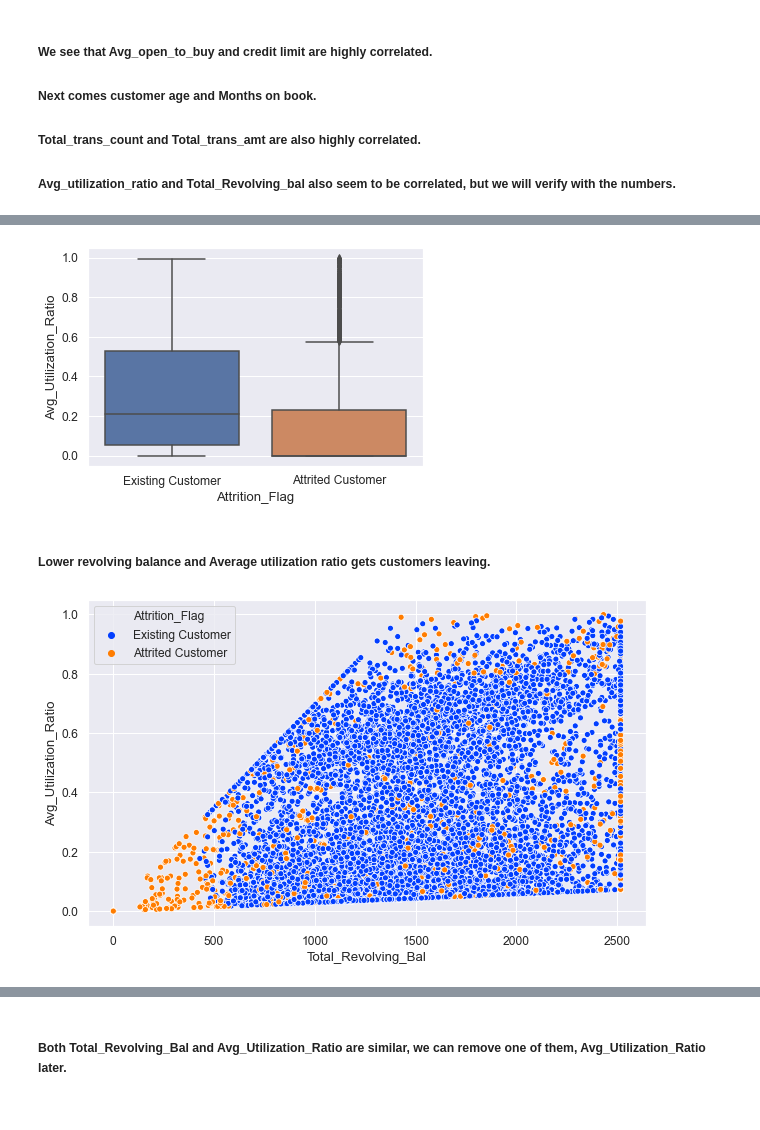
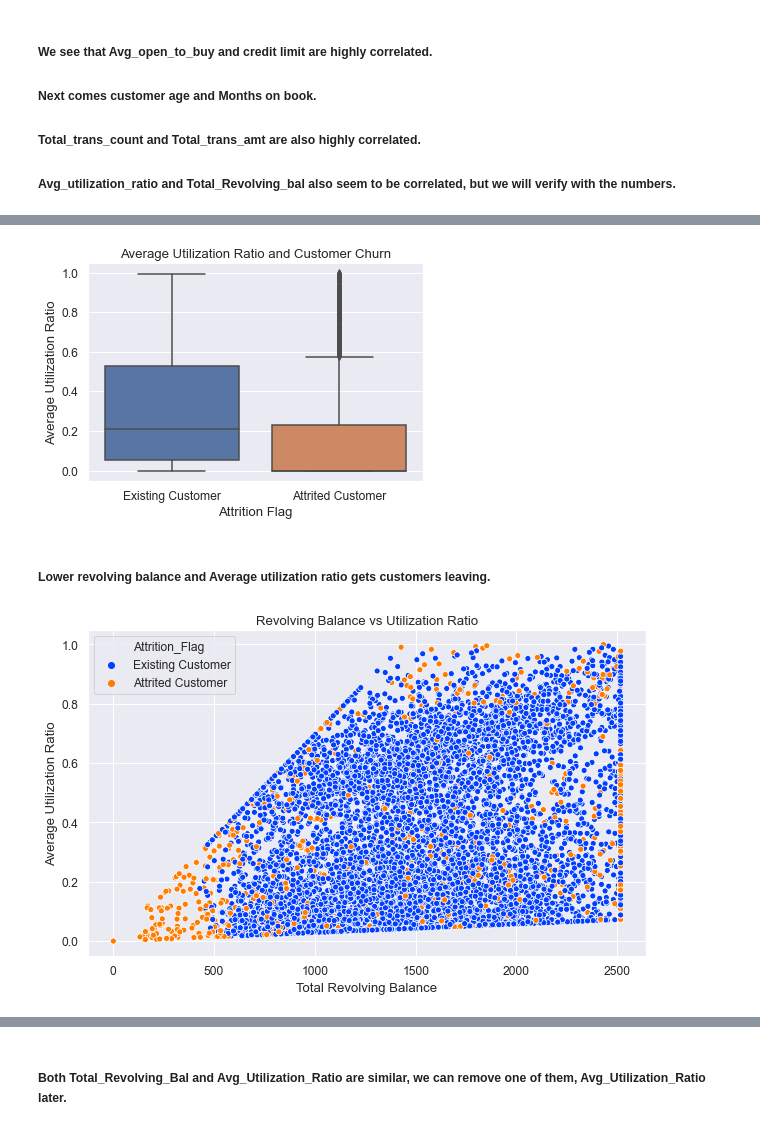
Before and after one commit to padmaparam/Projects, a Jupyter notebook: CustomerChurnPrediction/ExploratoryDataAnalysis.ipynb, the cells around one changed output, grey strips where cells are left out. Saved outputs shown, nothing was run; the diff lists cells and outputs as text; code cells hidden in the pictures.

```diff
--- a/CustomerChurnPrediction/ExploratoryDataAnalysis.ipynb
+++ b/CustomerChurnPrediction/ExploratoryDataAnalysis.ipynb
@@ -105,13 +98,19 @@ plt.show()
 # %%
 sns.boxplot(df['Attrition_Flag'], df['Avg_Utilization_Ratio'] )
+plt.title('Average Utilization Ratio and Customer Churn')
+plt.ylabel('Average Utilization Ratio')
+plt.xlabel('Attrition Flag')
 plt.show()
 # %% [output]
-[figure, old version]
+[figure, new version]
 # %% [markdown]
 ##### Lower revolving balance and Average utilization ratio gets customers leaving.
 # %%
 plt.figure(figsize=(10,6))
 sns.scatterplot(data=df, x='Total_Revolving_Bal', y='Avg_Utilization_Ratio', hue='Attrition_Flag', palette="bright")
+plt.ylabel('Average Utilization Ratio')
+plt.xlabel('Total Revolving Balance')
+plt.title('Revolving Balance vs Utilization Ratio')
 plt.show()
 # %% [output]
-[figure, old version]
+[figure, new version]
```
Also changed, not shown: parts of 70 cells of this notebook, 3 other files.
